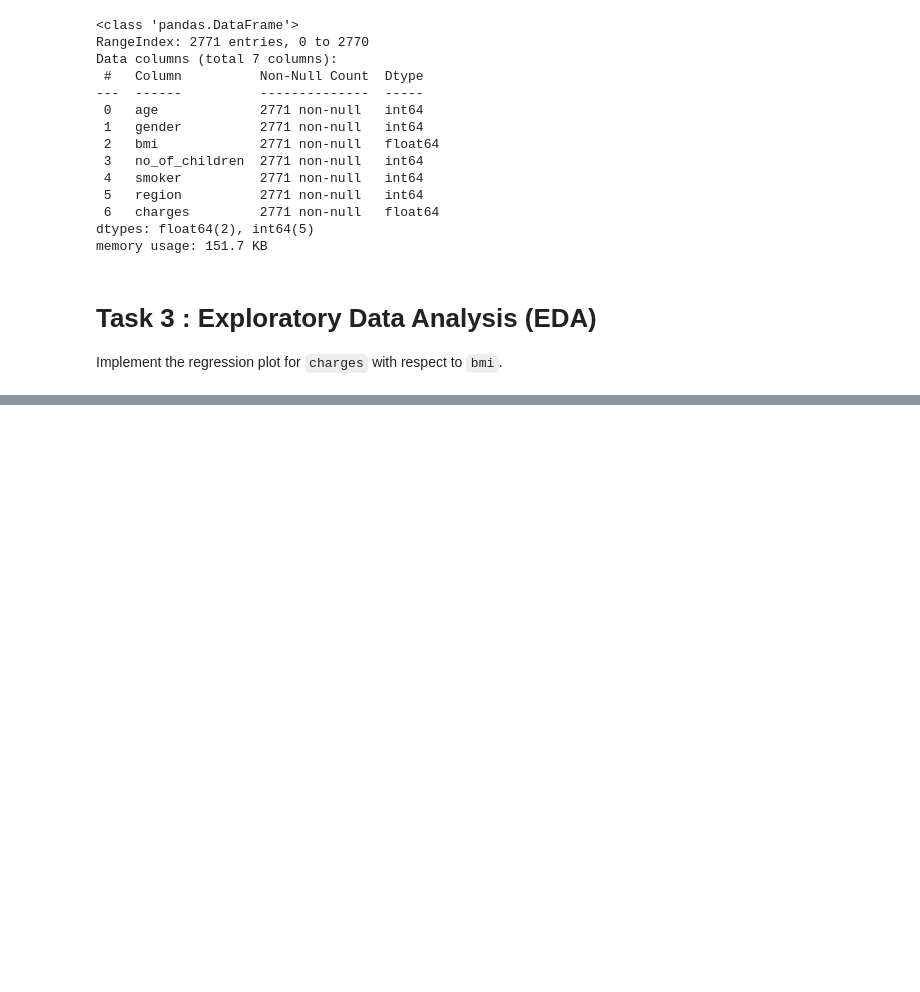
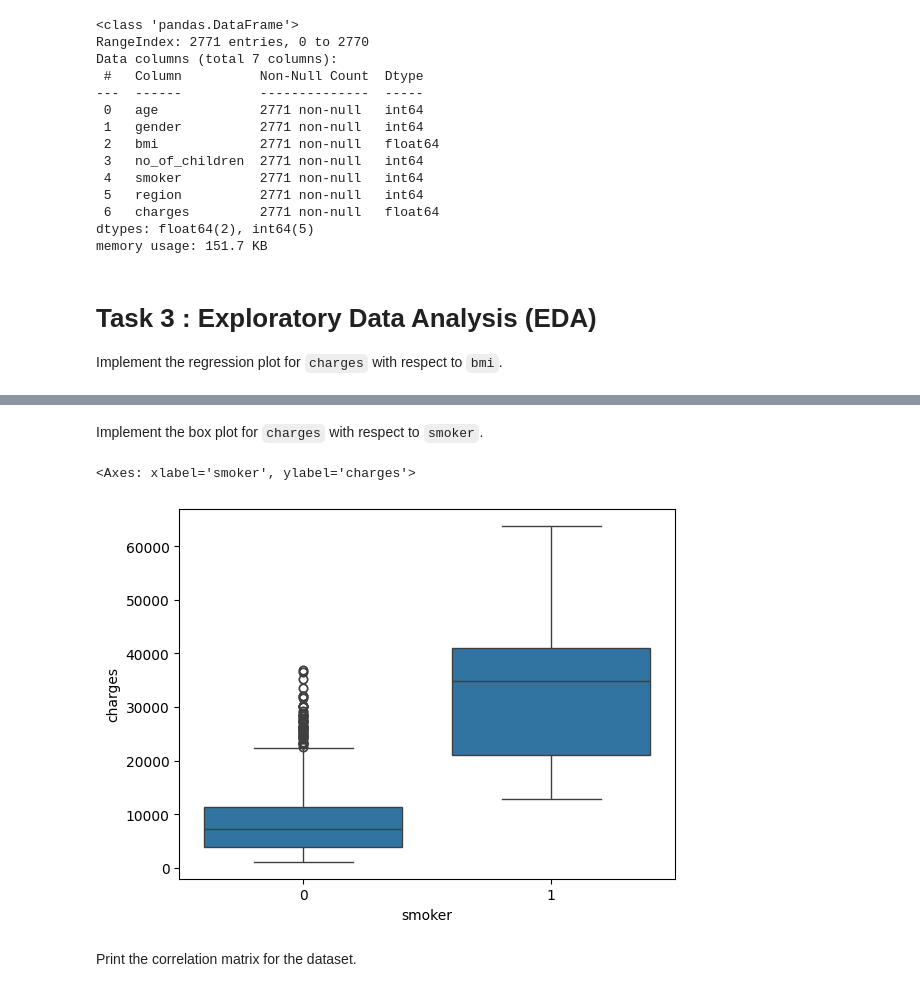
Before and after one commit to VishSeran/Insurance-Cost-Analysis, a Jupyter notebook: insurance_cost_analysis.ipynb, the cells around one changed output, grey strips where cells are left out. Drawn from its saved outputs; the diff is of its cells as text; code cells hidden in the pictures; blank space fills up the shorter version.

```diff
--- a/insurance_cost_analysis.ipynb
+++ b/insurance_cost_analysis.ipynb
@@ -159,0 +161,9 @@ sns.regplot(data = df, x = "bmi", y = "charges", ax=ax)
+# %% [markdown]
+Implement the box plot for `charges` with respect to `smoker`.
+# %%
+sns.boxplot(data = df ,  x = 'smoker', y = 'charges')
+# %% [output]
+<Axes: xlabel='smoker', ylabel='charges'>
+[figure, added]
+# %% [markdown]
+Print the correlation matrix for the dataset.
```
Also changed, not shown: parts of 3 cells of this notebook.
